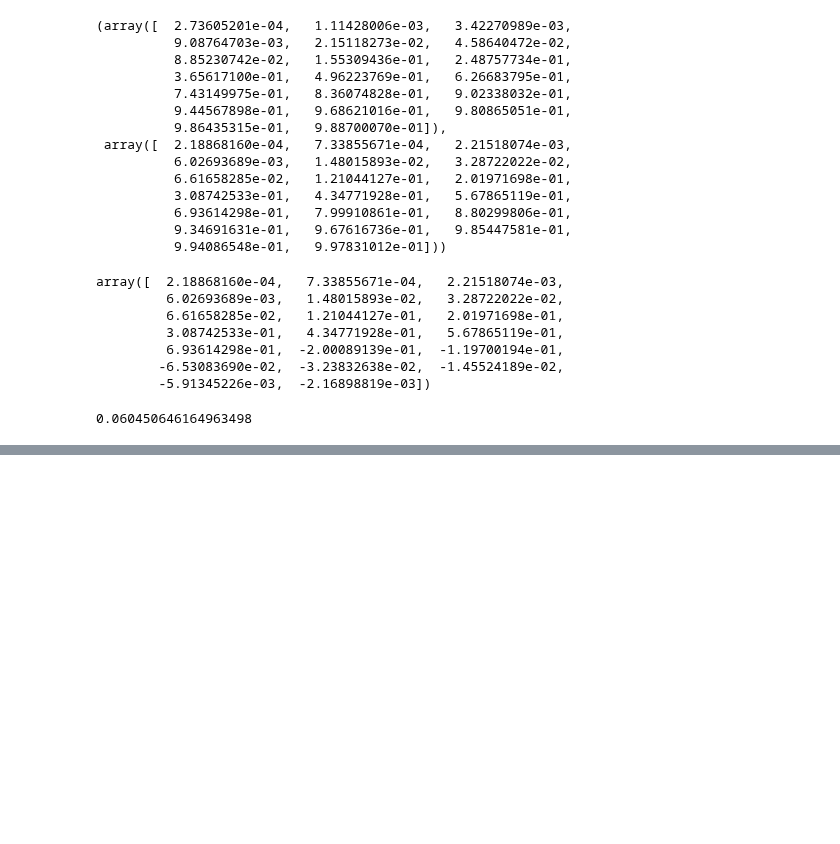
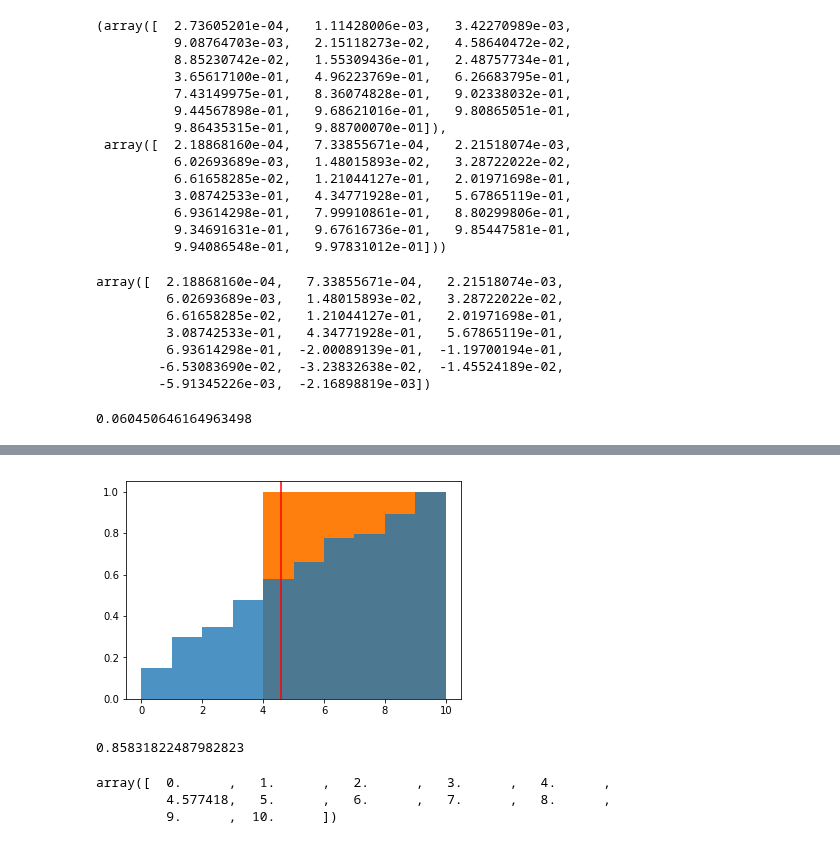
Before and after one commit to slerch/ppnn, a Jupyter notebook: nn_postprocessing/discrete_crps_test.ipynb, the cells around one changed output, grey strips where cells are left out. Saved outputs shown, nothing was run; the diff lists cells and outputs as text; code cells hidden in the pictures; blank space fills up the shorter version.

```diff
--- a/nn_postprocessing/discrete_crps_test.ipynb
+++ b/nn_postprocessing/discrete_crps_test.ipynb
@@ -106,0 +160,7 @@ np.mean((discrete_cdf - np.asarray(bins[:-1] > obs, dtype='float'))**2)
+# %%
+plt.bar(bin_edges[:-1] + 0.5, cum_probs, width=1, alpha=0.8)
+plt.bar(bin_edges[:-1] + 0.5, cum_bin_obs, width=1, zorder=0.1)
+plt.axvline(obs, c='r')
+plt.show()
+# %% [output]
+[figure, added]
@@ -106,0 +169,4 @@ np.mean((discrete_cdf - np.asarray(bins[:-1] > obs, dtype='float'))**2)
+# %%
+approx_crps
+# %% [output]
+0.85831822487982823
@@ -106,0 +175,7 @@ np.mean((discrete_cdf - np.asarray(bins[:-1] > obs, dtype='float'))**2)
+# %%
+new_bin_edges = np.insert(np.array(bin_edges, dtype=float), insert_idx, obs)
+new_bin_edges
+# %% [output]
+array([  0.      ,   1.      ,   2.      ,   3.      ,   4.      ,
+         4.577418,   5.      ,   6.      ,   7.      ,   8.      ,
+         9.      ,  10.      ])
```
Also changed, not shown: parts of 36 cells of this notebook, 2 other files.
